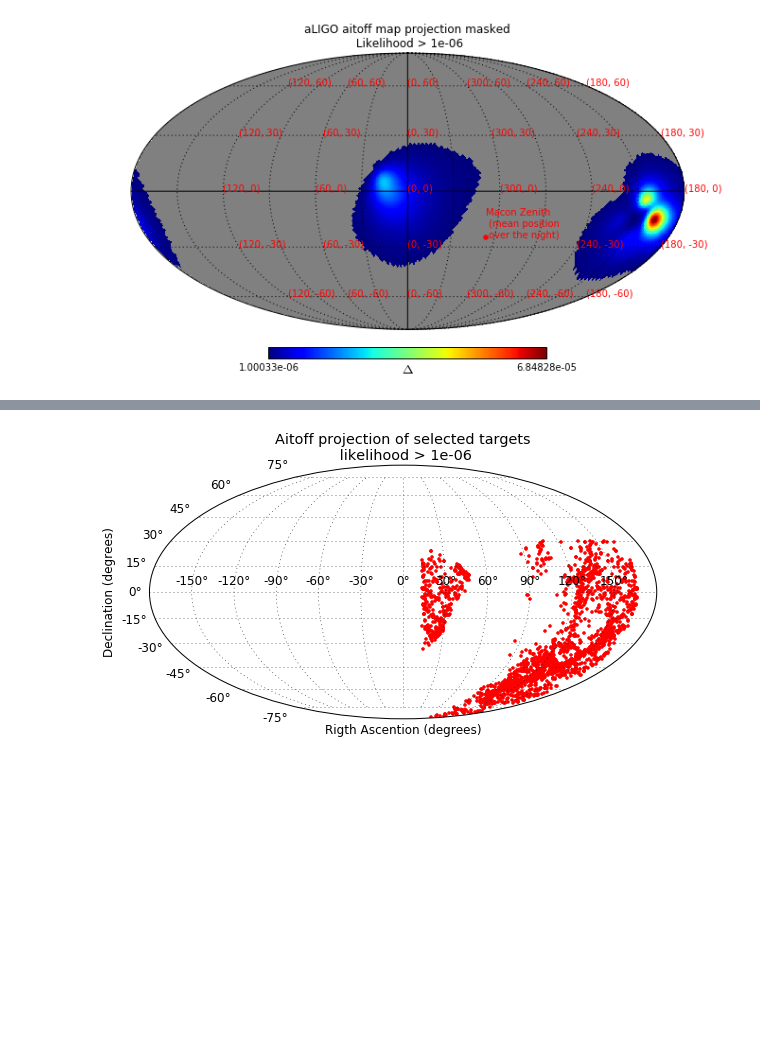
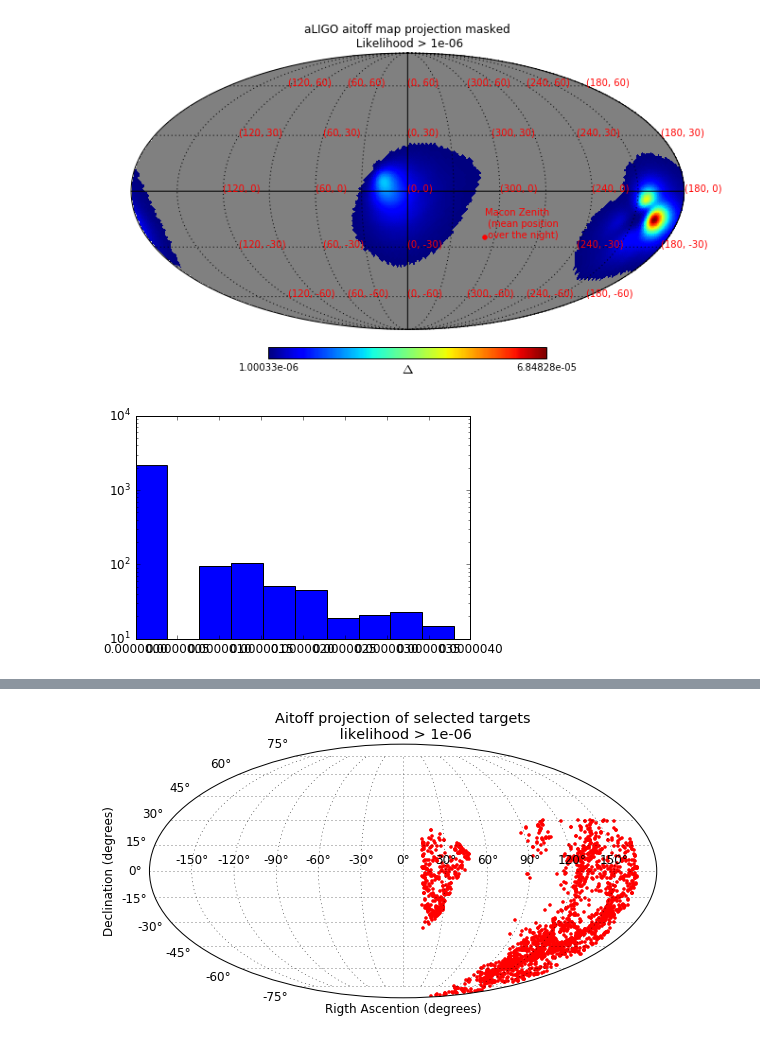
Before and after one commit to BrunoSanchez/alertreport, a Jupyter notebook: alertprocess.ipynb, the cells around one changed output, grey strips where cells are left out. Saved outputs shown, nothing was run; the diff lists cells and outputs as text; code cells hidden in the pictures; blank space fills up the shorter version.

```diff
--- a/alertprocess.ipynb
+++ b/alertprocess.ipynb
@@ -298,41 +298,45 @@ The interval between parallels is 30 deg -0.00'.
 The interval between meridians is 30 deg -0.00'.
 [figure]
 # %%
-import math
 indy=0
-deg2rad=math.pi/180.
+deg2rad=m.pi/180.
 indx = len(sample)
 targetRA = np.zeros(indx)
 targetDec = np.zeros(indx)
 targetMag = np.zeros(indx)
 target_a = np.zeros(indx)
 target_b = np.zeros(indx)
 name2 = []
 
 targetLik= np.zeros(indx)
 #totgal=0. tolerance if galactic cut is impossed due to confussion, measure it!
+
 for row in sample:
     filename=row['PGC']
     #savefig("../plots/"+filename+".eps")
     rat=row['RA']*15.
     dect=row['Dec']
     #ipix = hp.ang2pix(NSIDE,theta,phi)  # be carefull its using mathematical coordinates hereafter
-    theta= math.pi/2.-dect*deg2rad
+    theta= m.pi/2.-dect*deg2rad
     # colatitude in radians measured southward from north pole (in [0,$\pi$]).
     phi= rat*deg2rad
-    if phi <  0.: phi=phi+2.*pi
+    if phi <  0.: phi=phi+2.*m.pi
     # longitude in radians measured eastward (in [0, $2\pi$])
     if hp.pixelfunc.get_interp_val(aligo_alert_map_high_like,theta,phi,nest=False)  > 0.2:
         #the value of 0.2 is due to the averaging process on npix=4!
         targetMag[indy]=row['App_Mag']
         targetRA[indy]=row['RA']
         targetDec[indy]= row['Dec']
         target_a[indy]=row['Maj_Diam_a']
         target_b[indy]=row['Min_Diam_b']
         name2.append(row['Name'])
         targetLik[indy]= hp.pixelfunc.get_interp_val(aligo_banana,theta,phi,nest=False)
         # alternatively use masked Lik
         indy=indy+1
     #hp.gnomview(aligo_alert_map_high_like,rot=[n.galactic.b.deg,n.galactic.l.deg], xsize=15, ysize=15, title=filename, unit='$\Delta$', fig=2)
     #hp.graticule()
     #plt.show()
+plt.hist(targetLik, log=True)
+plt.show()
+# %% [output]
+[figure, added]
```
Also changed, not shown: parts of 8 cells of this notebook.
